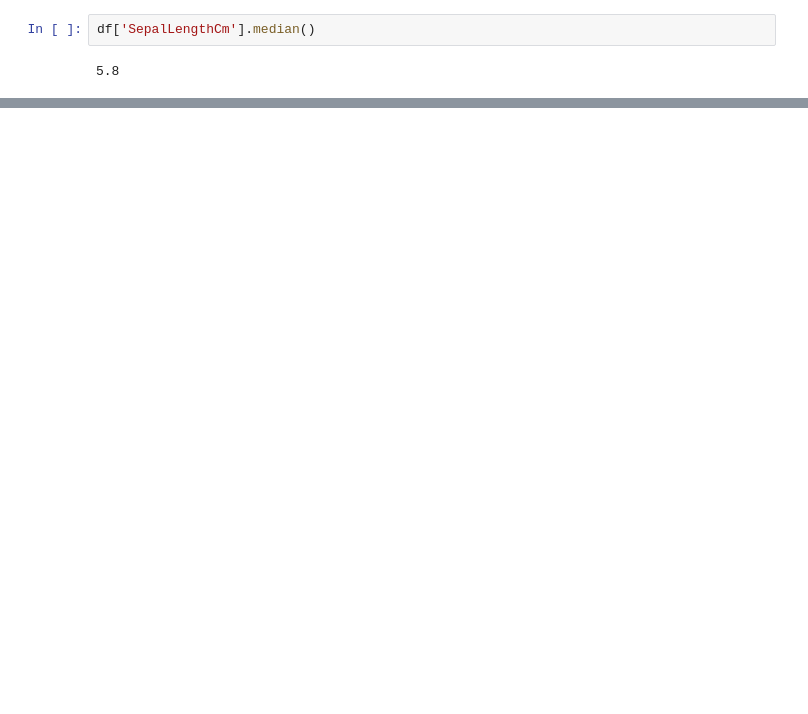
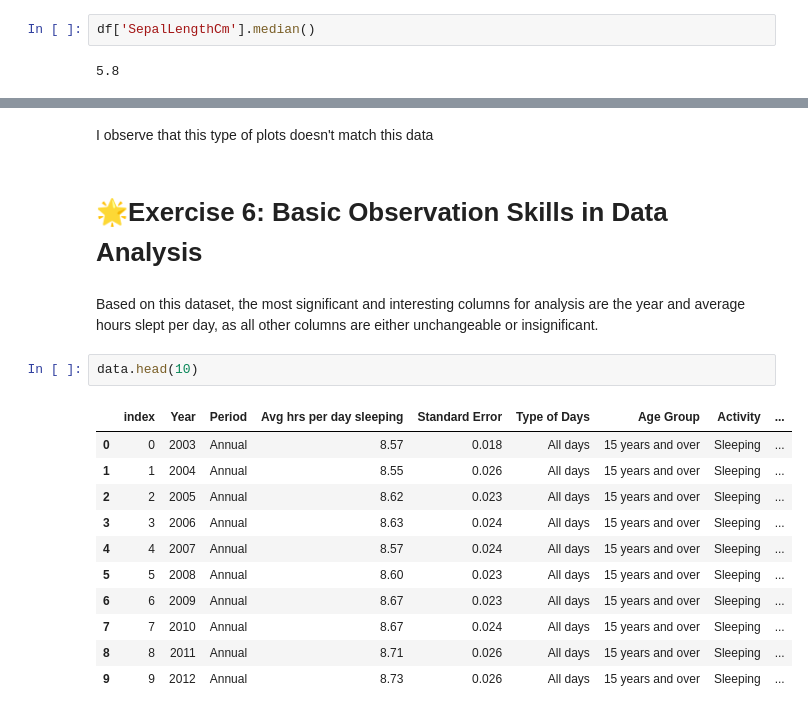
Before and after one commit to AchrafMoualem/Achraf_Moualem, a Jupyter notebook: week3/Day1/exerciceXP.ipynb, the cells around one changed output, grey strips where cells are left out. Cells and saved outputs as stored; diff of their text form; blank space fills up the shorter version.

```diff
--- a/week3/Day1/exerciceXP.ipynb
+++ b/week3/Day1/exerciceXP.ipynb
@@ -102,0 +110,20 @@ Name: SepalLengthCm, dtype: float64
+# %% [markdown]
+I observe that this type of plots doesn't match this data
+# %% [markdown]
+# 🌟Exercise 6: Basic Observation Skills in Data Analysis
+# %% [markdown]
+Based on this dataset, the most significant and interesting columns for analysis are the year and average hours slept per day, as all other columns are either unchangeable or insignificant.
+# %%
+data.head(10)
+# %% [output]
+|  | index | Year | Period | Avg hrs per day sleeping | Standard Error | Type of Days | Age Group | Activity | ... |
+| 0 | 0 | 2003 | Annual | 8.57 | 0.018 | All days | 15 years and over | Sleeping | ... |
+| 1 | 1 | 2004 | Annual | 8.55 | 0.026 | All days | 15 years and over | Sleeping | ... |
+| 2 | 2 | 2005 | Annual | 8.62 | 0.023 | All days | 15 years and over | Sleeping | ... |
+| 3 | 3 | 2006 | Annual | 8.63 | 0.024 | All days | 15 years and over | Sleeping | ... |
+| 4 | 4 | 2007 | Annual | 8.57 | 0.024 | All days | 15 years and over | Sleeping | ... |
+| 5 | 5 | 2008 | Annual | 8.60 | 0.023 | All days | 15 years and over | Sleeping | ... |
+| 6 | 6 | 2009 | Annual | 8.67 | 0.023 | All days | 15 years and over | Sleeping | ... |
+| 7 | 7 | 2010 | Annual | 8.67 | 0.024 | All days | 15 years and over | Sleeping | ... |
+| 8 | 8 | 2011 | Annual | 8.71 | 0.026 | All days | 15 years and over | Sleeping | ... |
+| 9 | 9 | 2012 | Annual | 8.73 | 0.026 | All days | 15 years and over | Sleeping | ... |
```
Also changed, not shown: parts of 3 cells of this notebook.
